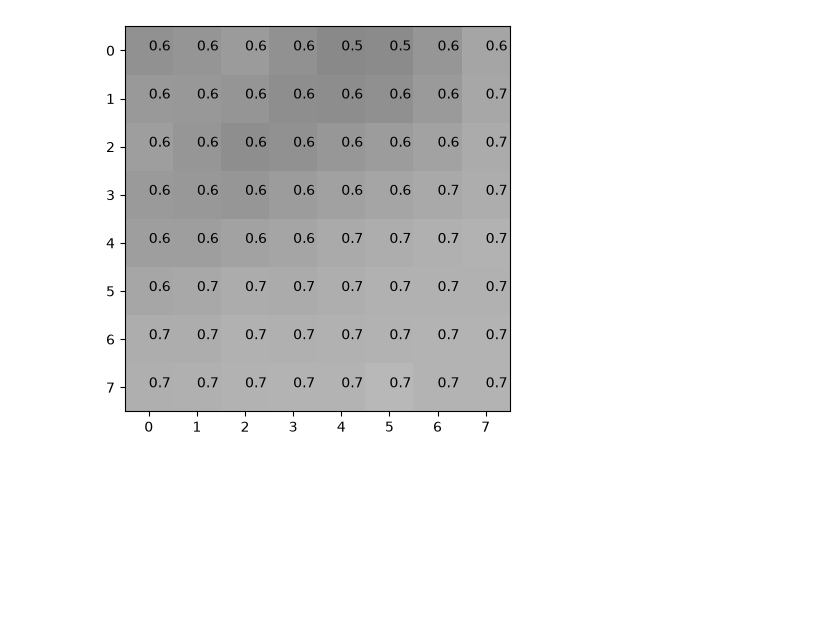
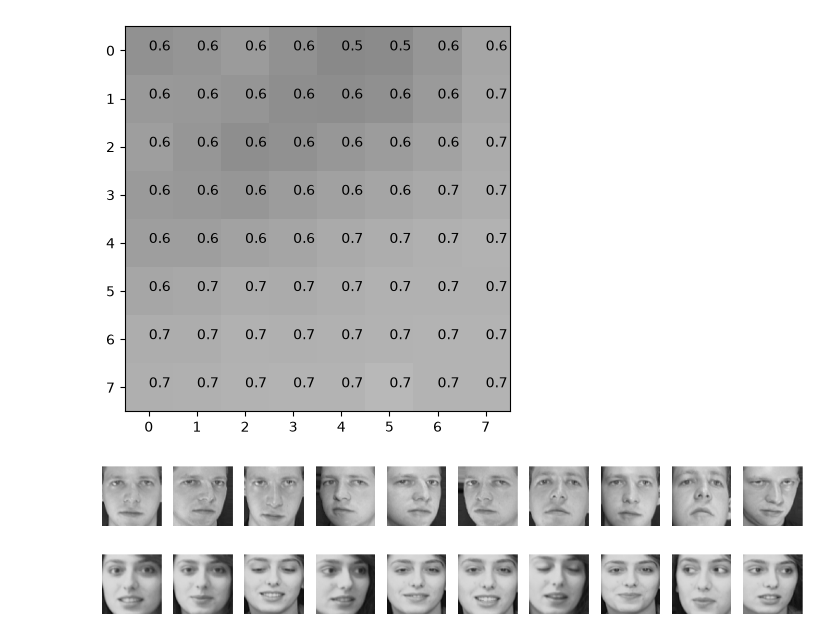
Before and after one commit to dhchun1203/kant_ML, a Jupyter notebook: 04_knn.ipynb, the cells around one changed output. Saved outputs shown, nothing was run; the diff lists cells and outputs as text; code cells hidden in the pictures; blank space fills up the shorter version.

```diff
--- a/04_knn.ipynb
+++ b/04_knn.ipynb
@@ -63,9 +53,18 @@ plt.show()
 # %% [output]
 [figure]
 # %%
-def show_person(person):
+def show_persion(person):
     pics = faces.images[faces.target == person]
 
-    fig, axes = plt.subplots(1,10,figsize=(15,2))
+    fig, axes = plt.subplots(1, 10, figsize=(15, 2))
     for ax, img in zip(axes, pics):
         ax.imshow(img, cmap="grey", vmin=0, vmax=1)
+        ax.axis("off")
+
+    plt.show()
+
+show_persion(0)
+show_persion(7)
+# %% [output]
+[figure, added]
+[figure, added]
```
Also changed, not shown: parts of 23 cells of this notebook, 5 other files.
